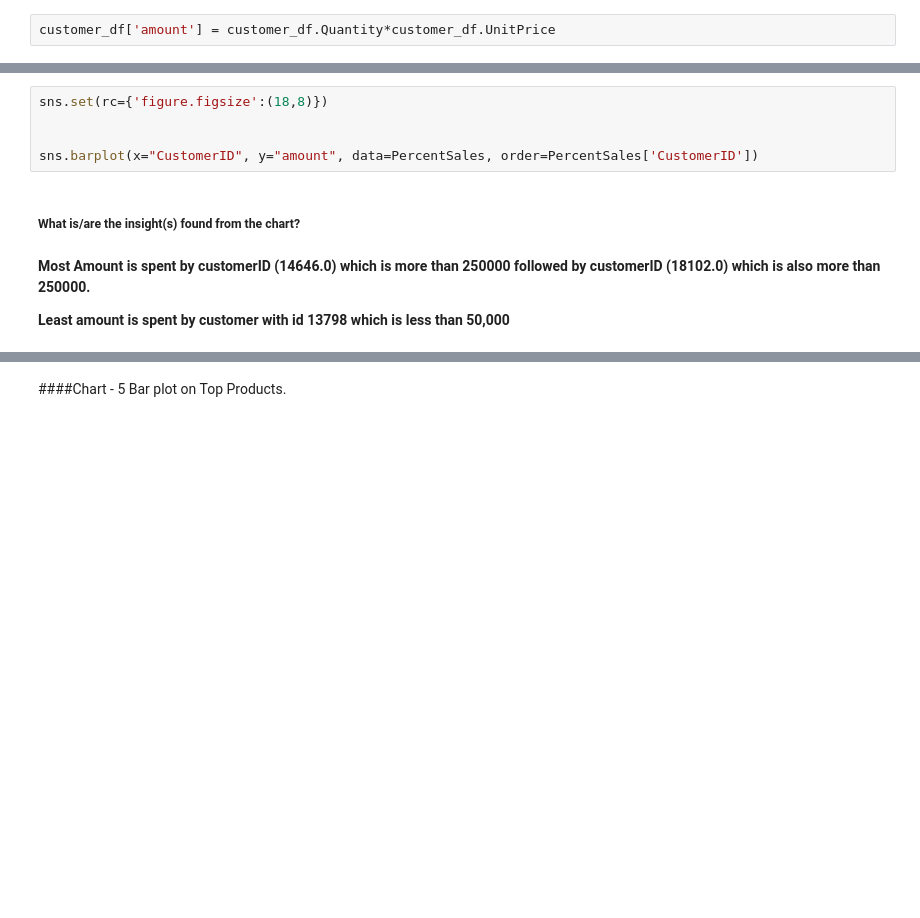
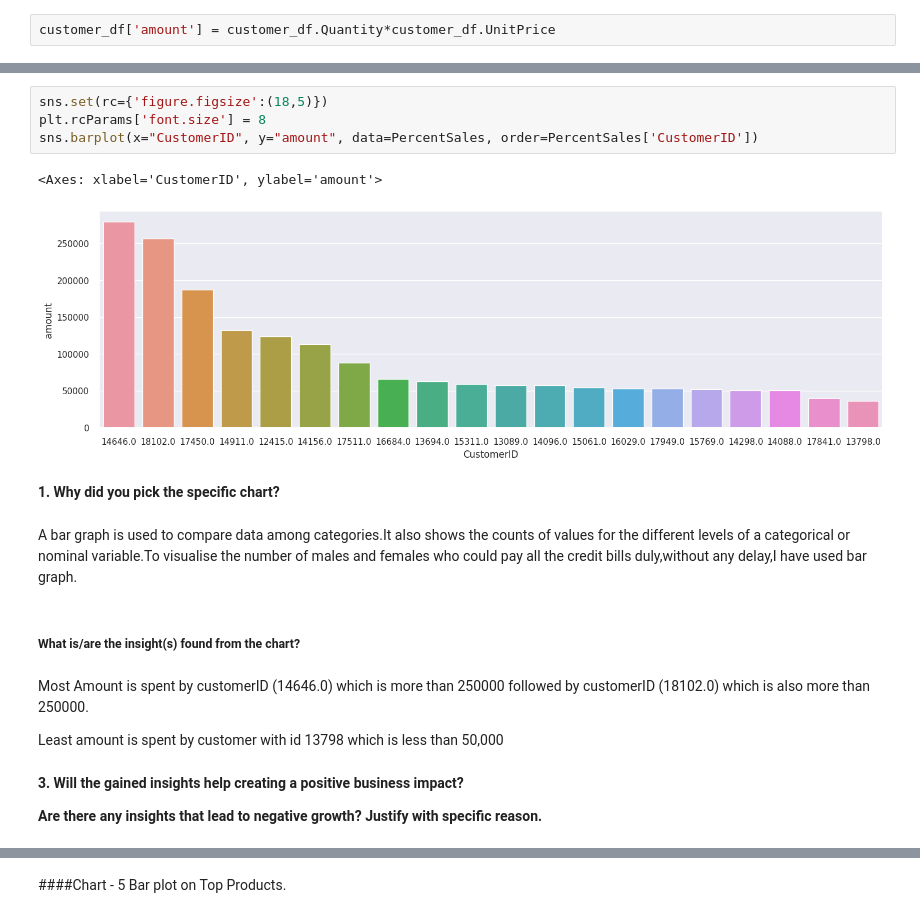
Before and after one commit to 1991Ab/Capstone-Project-4-Online-Retail-Customer-Segmentation, a Jupyter notebook: Online_Retail_Customer_Segmentation.ipynb, the cells around one changed output, grey strips where cells are left out. Cells and saved outputs as stored; diff of their text form; blank space fills up the shorter version.

```diff
--- a/Online_Retail_Customer_Segmentation.ipynb
+++ b/Online_Retail_Customer_Segmentation.ipynb
@@ -689,11 +764,21 @@ PercentSales.head(10)
 # %%
-sns.set(rc={'figure.figsize':(18,8)})
-
-
+sns.set(rc={'figure.figsize':(18,5)})
+plt.rcParams['font.size'] = 8
 sns.barplot(x="CustomerID", y="amount", data=PercentSales, order=PercentSales['CustomerID'])
+# %% [output]
+<Axes: xlabel='CustomerID', ylabel='amount'>
+[figure, added]
+# %% [markdown]
+**1. Why did you pick the specific chart?**
+# %% [markdown]
+A bar graph is used to compare data among categories.It also shows the counts of values for the different levels of a categorical or nominal variable.To visualise   the number of males and females who could pay all the credit bills duly,without any delay,I have used bar graph.
 # %% [markdown]
-#####  What is/are the insight(s) found from the chart?
+#####  **What is/are the insight(s) found from the chart?**
 # %% [markdown]
-**Most Amount is spent by customerID (14646.0) which is more than 250000 followed by customerID (18102.0) which is also more than 250000.**
+Most Amount is spent by customerID (14646.0) which is more than 250000 followed by customerID (18102.0) which is also more than 250000.
 
-**Least amount is spent by customer with id 13798 which is less than 50,000**
+Least amount is spent by customer with id 13798 which is less than 50,000
+# %% [markdown]
+**3. Will the gained insights help creating a positive business impact?**
+
+**Are there any insights that lead to negative growth? Justify with specific reason.**
```
Also changed, not shown: parts of 39 cells of this notebook.
